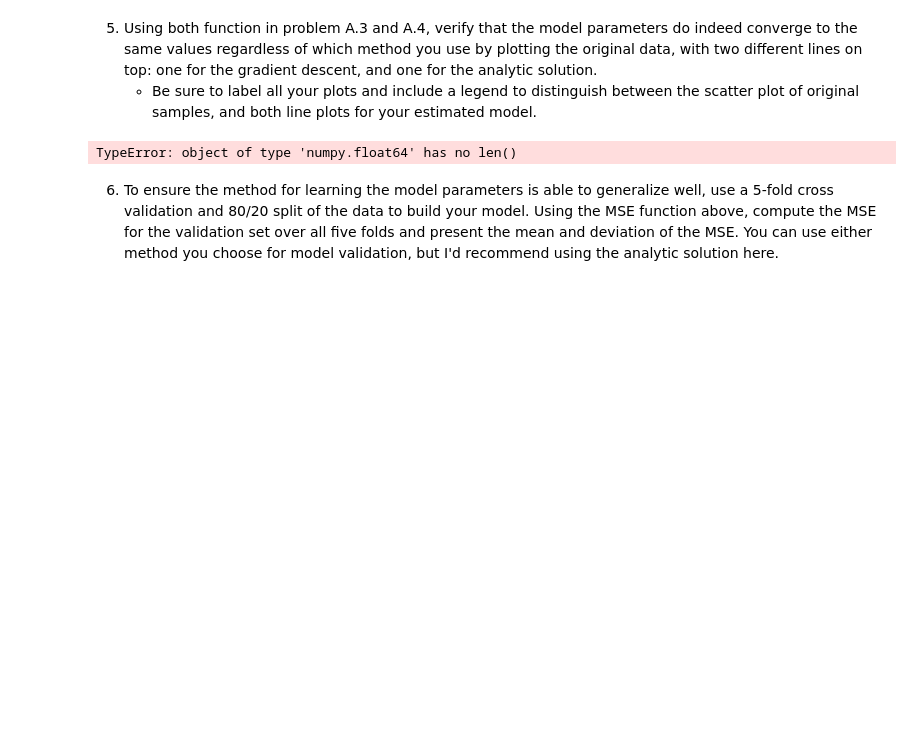
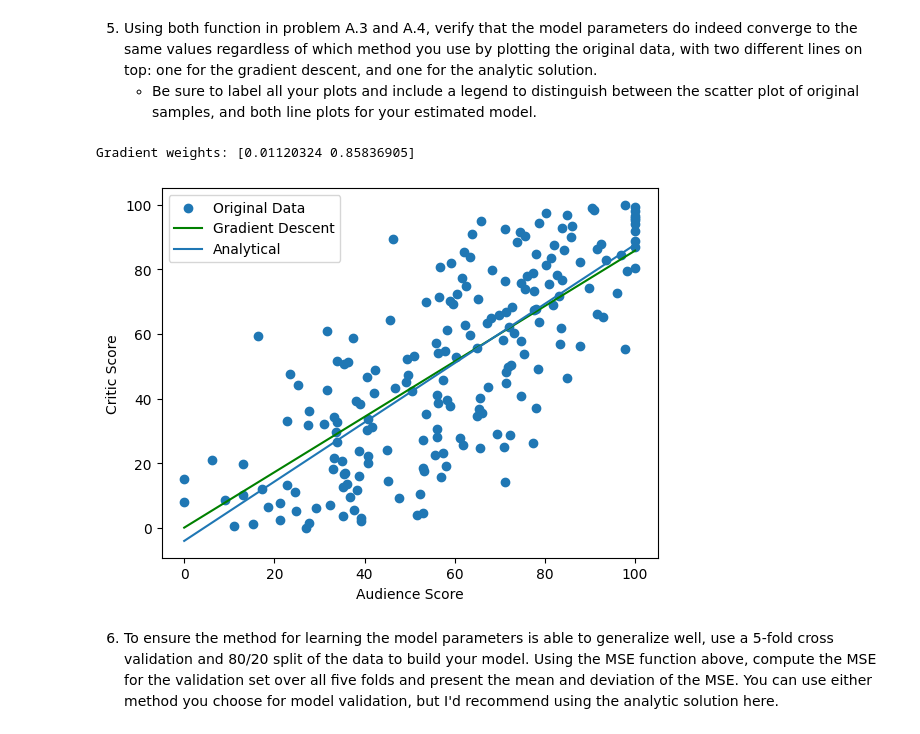
Before and after one commit to dyl80/Project1, a Jupyter notebook: Project1_S2026.ipynb, the cells around one changed output. Drawn from its saved outputs; the diff is of its cells as text; code cells hidden in the pictures; blank space fills up the shorter version.

```diff
--- a/Project1_S2026.ipynb
+++ b/Project1_S2026.ipynb
@@ -35,16 +35,18 @@ plt.show()
 # Function definition here, returns the mean square error between two inputs #
 def MSE(t_target, y_predicted):
     # Ensures single feature becomes an array
-    t_target = np.array( t_target )
-    y_predicted = np.array( y_predicted )
+    # t_target = np.array( t_target )
+    # y_predicted = np.array( y_predicted )
 
-    n = len(y_predicted)
-    mse = 0
-    for i in range(n):
-        mse += (t_target[i] - y_predicted[i])**2
-    mse = mse / n
+    # n = len(y_predicted)
+    # mse = 0
+    # for i in range(n):
+    #     mse += (t_target[i] - y_predicted[i])**2
+    # mse = mse / n
 
-    return mse
+    # return mse
+
+    return np.mean(( t_target - y_predicted)**2)
 # %% [markdown]
 3. Next write a function (called GradDescent)to learn the model parameters using gradient descent.
     - The function will take as input, the target values, input values, and learning rate.
@@ -59,15 +61,14 @@ $$
 # Function to compute linear regression using gradient descent #
 def GradDescent(t_target, x_input, l_learning_rate):
     i = 0
-    n = x_input.shape
-    grad_w = x_input.shape
-    w = np.zeros( n )
+    samples, features = x_input.shape
+    w = np.zeros( features )
     prevMSE = float('inf')
 
     for i in range(10000):
         pred = np.matmul( x_input, w )
         error = pred - t_target
-        grad = np.matmul( x_input.T, error) / n
+        grad = np.matmul( x_input.T, error) / samples
         w -= l_learning_rate * grad
         currMSE = MSE(t_target, pred)
 
@@ -99,29 +100,30 @@ def LinRegression(X,t):
 # %%
 # Plot the original data (scatter) with two different lines for each of your models computed above #
 df = pd.read_csv('MovieData.csv')
 critic_scores = df['Critic Score'].to_numpy()
 audience_scores = df['Audience Score'].to_numpy()
 
 x = np.column_stack((np.ones(len(audience_scores)), audience_scores))
 
-grad_w = GradDescent(critic_scores, audience_scores, 0.00001)
+grad_w = GradDescent(critic_scores, x, 0.00001)
 print("Gradient weights:", grad_w)
 analy_w = LinRegression( x, critic_scores )
 
 x_axis = np.linspace(0, 100, 500)
 
 plt.scatter(audience_scores, critic_scores, label='Original Data')
 
 plt.plot(x_axis, grad_w[0] + grad_w[1] * x_axis, label = 'Gradient Descent', color = 'green')
 
 plt.plot(x_axis, analy_w[0] + analy_w[1] * x_axis, label='Analytical')
 
 plt.xlabel("Audience Score")
 plt.ylabel("Critic Score")
 plt.legend()
 plt.show()
 # %% [output]
-TypeError: object of type 'numpy.float64' has no len()
+Gradient weights: [0.01120324 0.85836905]
+[figure, added]
 # %% [markdown]
 6. To ensure the method for learning the model parameters is able to generalize well, use a 5-fold cross validation and 80/20 split of the data to build your model.  Using the MSE function above, compute the MSE for the validation set over all five folds and present the mean and deviation of the MSE.  You can use either method you choose for model validation, but I'd recommend using the analytic solution here.
 # %%
```
